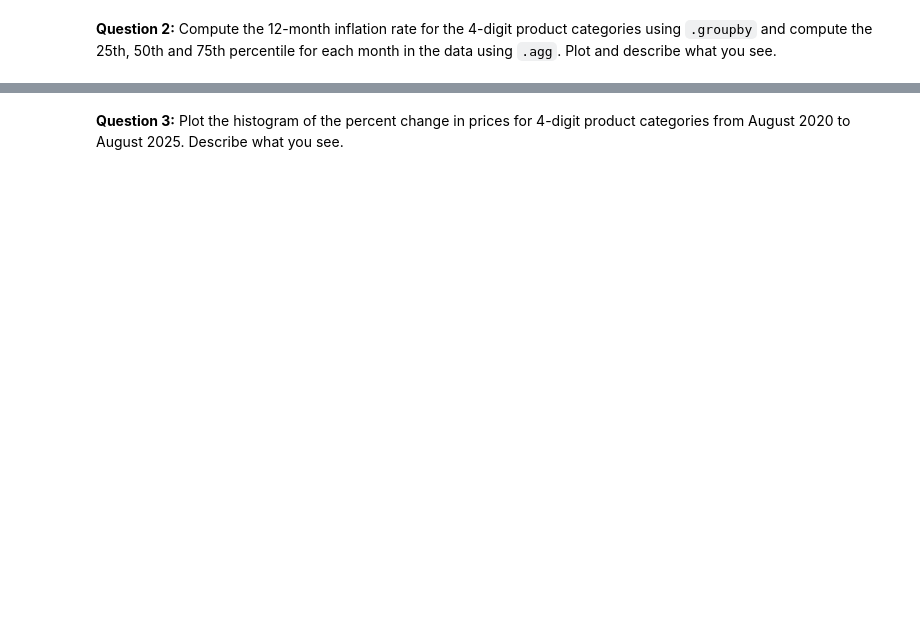
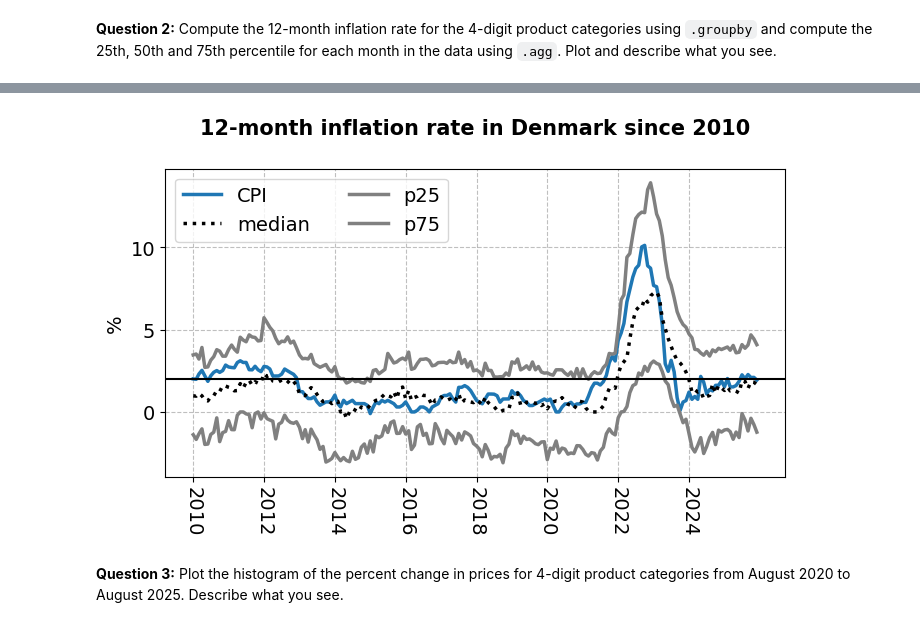
Before and after one commit to Matias-BF-Hall/ProgEcon-exclass, a Jupyter notebook: Summer2026/PS solutions/PS5.ipynb, the cells around one changed output, grey strips where cells are left out. Drawn from its saved outputs; the diff is of its cells as text; code cells hidden in the pictures; blank space fills up the shorter version.

```diff
--- a/Summer2026/PS solutions/PS5.ipynb
+++ b/Summer2026/PS solutions/PS5.ipynb
@@ -465,3 +530,46 @@ what you see.
+# %%
+# needed variables (from PS4)
+
+PRIS113 = DstApi('PRIS113')
+params = PRIS113._define_base_params()
+df_CPI = PRIS113.get_data(params)
+
+# b. clean data
+df_CPI = df_CPI.drop(columns=['TYPE'])
+df_CPI['TID'] = pd.to_datetime(df_CPI['TID'],format='%YM%m')
+df_CPI = df_CPI.rename(columns={'TID':'date','INDHOLD':'CPI'})
+df_CPI = df_CPI.set_index('date').sort_index()
+
+# c. index to 2020=100
+df_CPI.CPI = df_CPI.CPI/df_CPI[df_CPI.index.year==2020].CPI.mean()*100
+
+# d. compute the 12-month inflation rate
+df_CPI['inflation_12'] = df_CPI['CPI'].pct_change(periods=12)*100
+# %%
+# plot
+
+I = df_CPI.index >= pd.to_datetime(2010,format='%Y')
+J = df_CPI_details_agg.index >= pd.to_datetime(2010,format='%Y')
+
+fig = plt.figure(figsize=(8,4))
+ax = fig.add_subplot(1,1,1)
+
+ax.plot(df_CPI[I].index,df_CPI[I]['inflation_12'],lw=2.5,label='CPI')
+ax.plot(df_CPI_details_agg[J].index,df_CPI_details_agg[J]['median'],label='median',color='black',lw=2.5,ls=':')
+for name in ['p25','p75']:
+    ax.plot(df_CPI_details_agg[J].index,df_CPI_details_agg[J][name],label=name,color='grey',lw=2.5,ls='-')
+
+ax.axhline(2.0,color='black')
+
+ax.set_xticks(df_CPI[I].index[::24])
+ax.set_xticklabels(df_CPI[I].index[::24].year,rotation=270);
+
+ax.set_ylabel('%')
+ax.legend(ncol=2)
+ax.set_title('12-month inflation rate in Denmark since 2010',
+             pad=25.0,fontdict={'fontsize': 15, 'fontweight': 'bold'});
+# %% [output]
+[figure, added]
 # %% [markdown]
 **Question 3:** Plot the histogram of the percent change in prices for 4-digit product
 categories from August 2020 to August 2025. Describe what you see.
```
Also changed, not shown: parts of 12 cells of this notebook.
